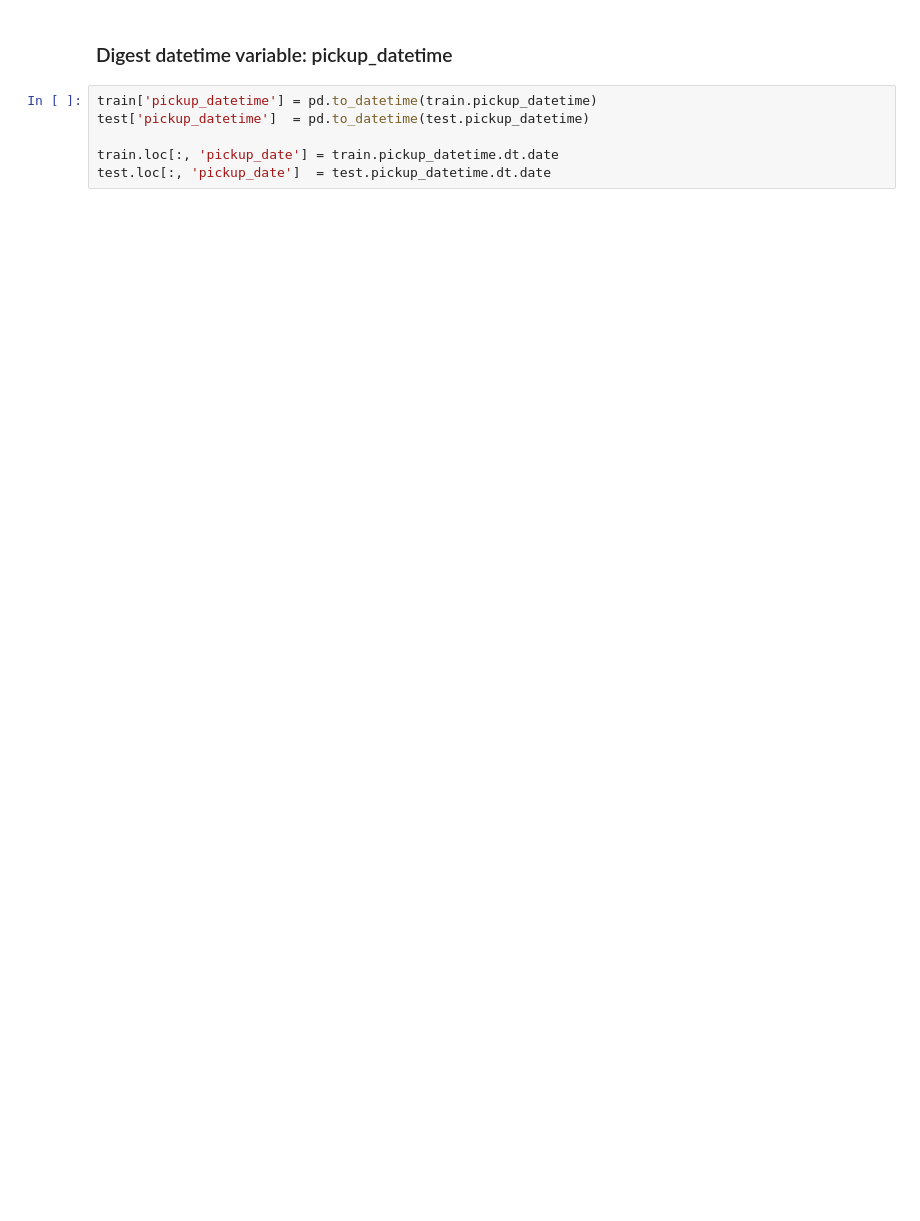
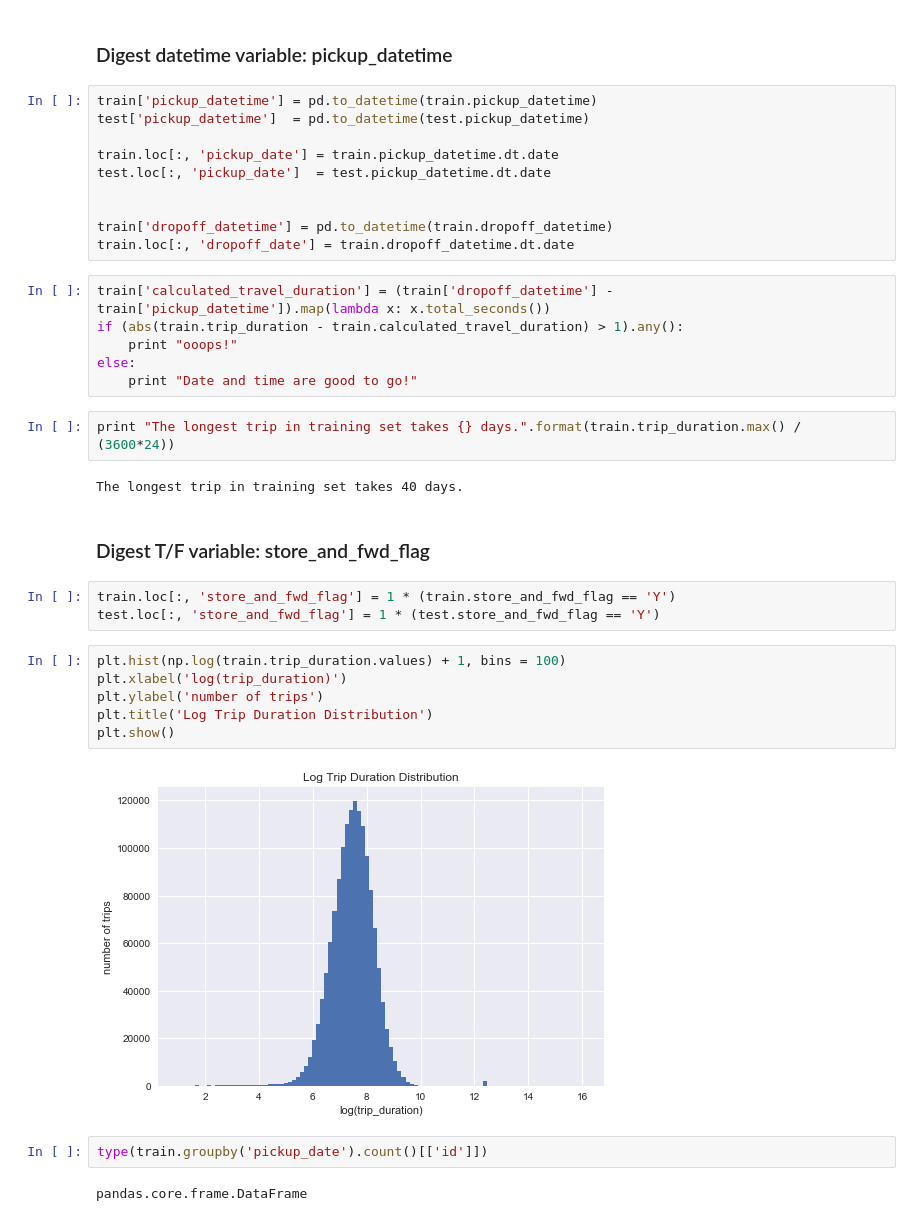
Before and after one commit to WeinanHuang/Kaggle-Playground, a Jupyter notebook: NYC Taxi/NYC Taxi EDA.ipynb, the cells around one changed output. Drawn from its saved outputs; the diff is of its cells as text; blank space fills up the shorter version.

```diff
--- a/NYC Taxi/NYC Taxi EDA.ipynb
+++ b/NYC Taxi/NYC Taxi EDA.ipynb
@@ -95,3 +95,34 @@ test['pickup_datetime']  = pd.to_datetime(test.pickup_datetime)
 
 train.loc[:, 'pickup_date'] = train.pickup_datetime.dt.date
 test.loc[:, 'pickup_date']  = test.pickup_datetime.dt.date
+
+
+train['dropoff_datetime'] = pd.to_datetime(train.dropoff_datetime)
+train.loc[:, 'dropoff_date'] = train.dropoff_datetime.dt.date
+# %%
+train['calculated_travel_duration'] = (train['dropoff_datetime'] - train['pickup_datetime']).map(lambda x: x.total_seconds())
+if (abs(train.trip_duration - train.calculated_travel_duration) > 1).any():
+    print "ooops!"
+else:
+    print "Date and time are good to go!"
+# %%
+print "The longest trip in training set takes {} days.".format(train.trip_duration.max() / (3600*24))
+# %% [output]
+The longest trip in training set takes 40 days.
+# %% [markdown]
+### Digest T/F variable: store_and_fwd_flag
+# %%
+train.loc[:, 'store_and_fwd_flag'] = 1 * (train.store_and_fwd_flag == 'Y')
+test.loc[:, 'store_and_fwd_flag'] = 1 * (test.store_and_fwd_flag == 'Y')
+# %%
+plt.hist(np.log(train.trip_duration.values) + 1, bins = 100)
+plt.xlabel('log(trip_duration)')
+plt.ylabel('number of trips')
+plt.title('Log Trip Duration Distribution')
+plt.show()
+# %% [output]
+[figure, added]
+# %%
+type(train.groupby('pickup_date').count()[['id']])
+# %% [output]
+pandas.core.frame.DataFrame
```
Also changed, not shown: parts of 1 cell of this notebook.
